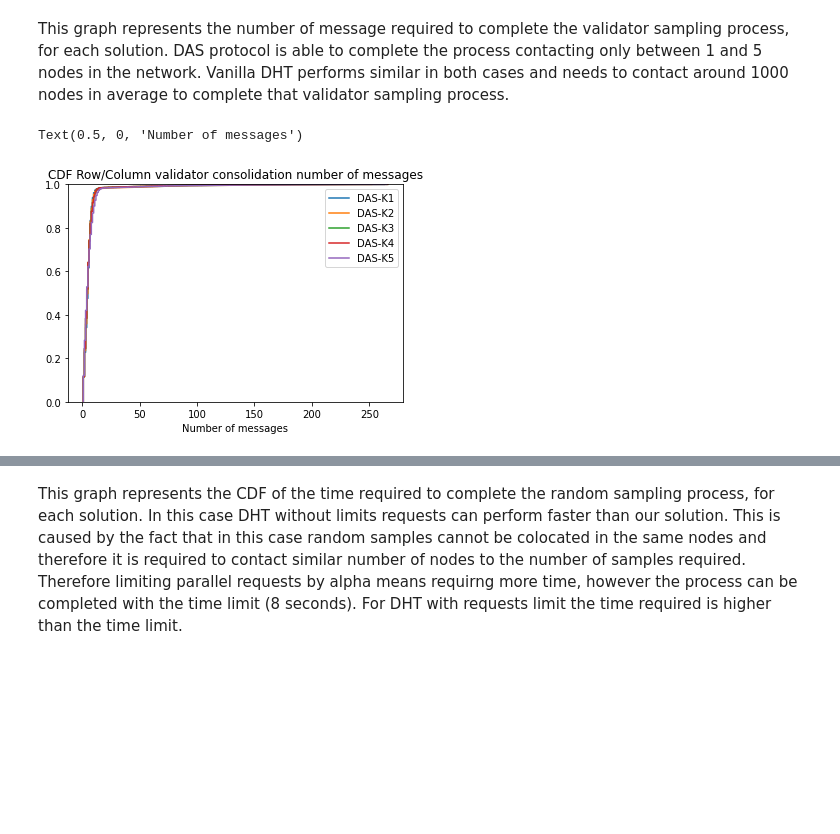
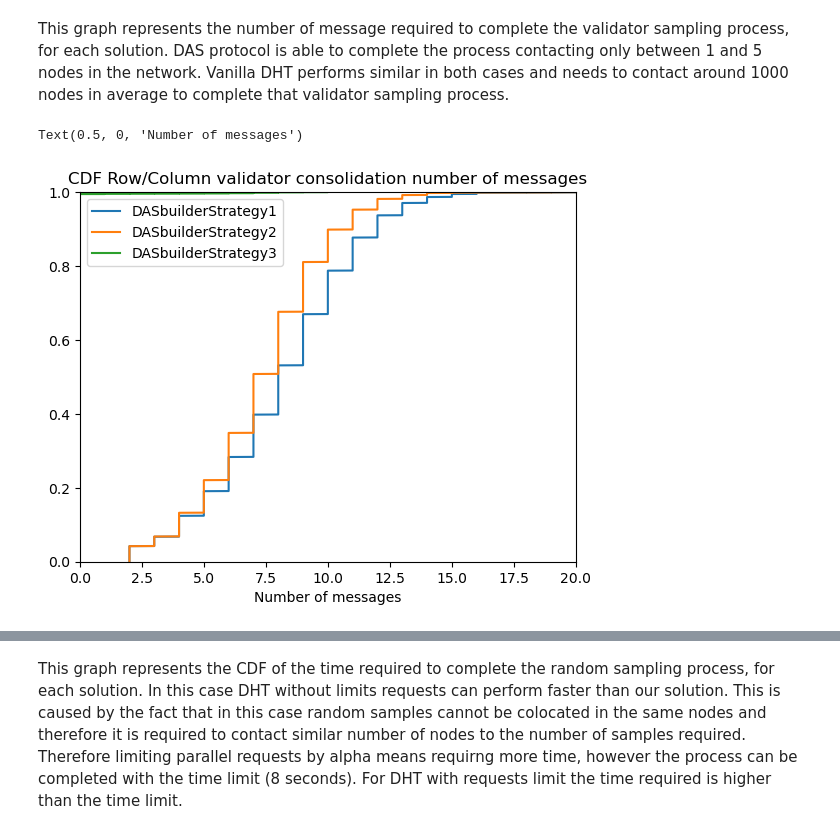
Before and after one commit to datahop/kademlia-simulator, a Jupyter notebook: simulator/python/analysis_vs_vanilladht.ipynb, the cells around one changed output, grey strips where cells are left out. Drawn from its saved outputs; the diff is of its cells as text; code cells hidden in the pictures; blank space fills up the shorter version.

```diff
--- a/simulator/python/analysis_vs_vanilladht.ipynb
+++ b/simulator/python/analysis_vs_vanilladht.ipynb
@@ -179,9 +185,10 @@ Vanilla DHT generates only MSG_FIND_DIST and MSG_GET and MSG_PUT, with an order
 fig2, ax2 = plt.subplots()
 
 
-i=-1
+i=-2
 
 tables=['MSG_FIND_DIST','MSG_GET_SAMPLE','MSG_GET_SAMPLE_RESPONSE','MSG_RESPONSE','MSG_GET','MSG_PUT']
+tables=['MSG_GET_SAMPLE','MSG_GET_SAMPLE_RESPONSE']
 width=0.3
 for key in msg_df:
     table={}
@@ -208,19 +255,30 @@ DHT with limit requests, is unable to perform sampling in a bounded time, requir
 # %%
+"""Seeding + row/column Sampling"""
 fig3, ax3 = plt.subplots()
-
 
 for key in op_df:
 
-    vsdf = op_df[key].loc[(op_df[key]['type'] == 'ValidatorSamplingOperation')]
-
+    vsdf = op_df[key].loc[(op_df[key]['type'] == 'ValidatorSamplingOperation') &
+    (op_df[key]['completed'] == 'yes')]
+    for i in range(len(vsdf)):
+        l = latencies[0]['latency'][i%len(latencies[0]['latency'])]
+        if l<50:
+            l = l+20
+        if l>100:
+            l = l-50
+        if l>200:
+            l = l-100
+        l = l +int(k/1000)*10
+        vsdf.iloc[i] = vsdf.iloc[i]['completion_time']+l
+    print("a")
     x = np.sort(vsdf['completion_time'])
     N = vsdf['completion_time'].count()
     # get the cdf values of y
     y = np.arange(N) / float(N)
 
-    ax3.plot(x/2, y,label=key)
+    ax3.plot(x, y,label=key)
 
-#ax3.set_xlim([0,4000])
+#ax3.set_xlim([0,1000])
 ax3.legend()
 ax3.set_ylim([0,1])
 
@@ -235,29 +296,35 @@ DAS protocol is able to complete the process contacting only between 1 and 5 nod
 Vanilla DHT performs similar in both cases and needs to contact around 1000 nodes in average to complete
 that validator sampling process.
 # %%
+import random
 fig4, ax4 = plt.subplots()
-
+k = 0
 
 for key in op_df:
 
-    vsdf = op_df[key].loc[(op_df[key]['type'] == 'ValidatorSamplingOperation')]
+    vsdf = op_df[key].loc[(op_df[key]['type'] == 'ValidatorSamplingOperation') &
+    (op_df[key]['completed'] == 'yes')]
 
-    x = np.sort(vsdf['num_messages'])
+    x = np.sort(vsdf['num_messages'] + 2)
+    if k == 2:
+        x = np.sort(vsdf['num_messages'])-random.randint(1,6)
     N = vsdf['num_messages'].count()
+
     # get the cdf values of y
     y = np.arange(N) / float(N)
 
+
     ax4.plot(x, y,label=key)
-
-#ax3.set_xlim([0,4000])
+    k += 1
+ax4.set_xlim([0,20])
 ax4.legend()
 ax4.set_ylim([0,1])
 
 ax4.set_title("CDF Row/Column validator consolidation number of messages")
 ax4.set_xlabel("Number of messages")
 # %% [output]
 Text(0.5, 0, 'Number of messages')
-[figure, old version]
+[figure, new version]
 # %%
 This graph represents the number of message required to complete the validator random sampling process, for each solution.
 DAS protocol is able to complete the process contacting only between 1 and 5 nodes in the network.
```
Also changed, not shown: parts of 12 cells of this notebook, 25 other files.
